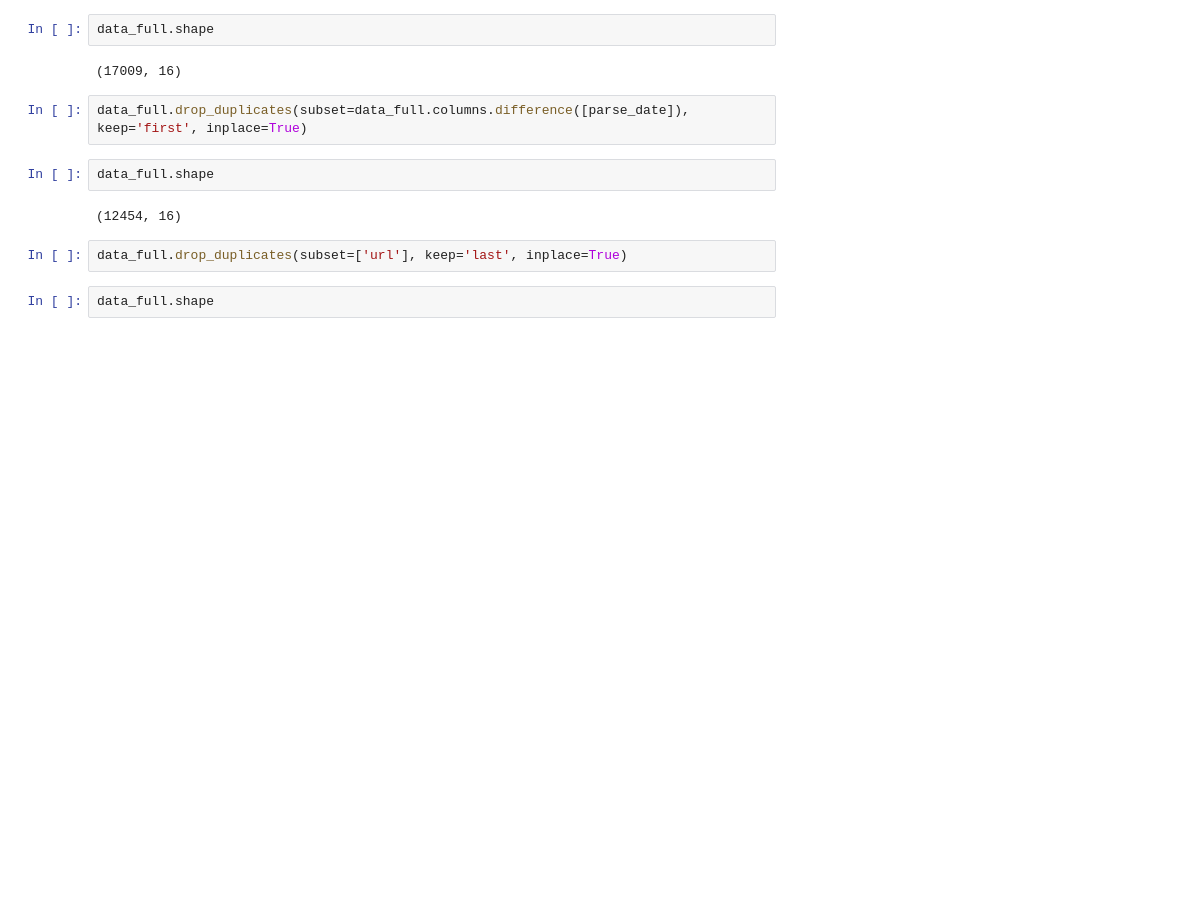
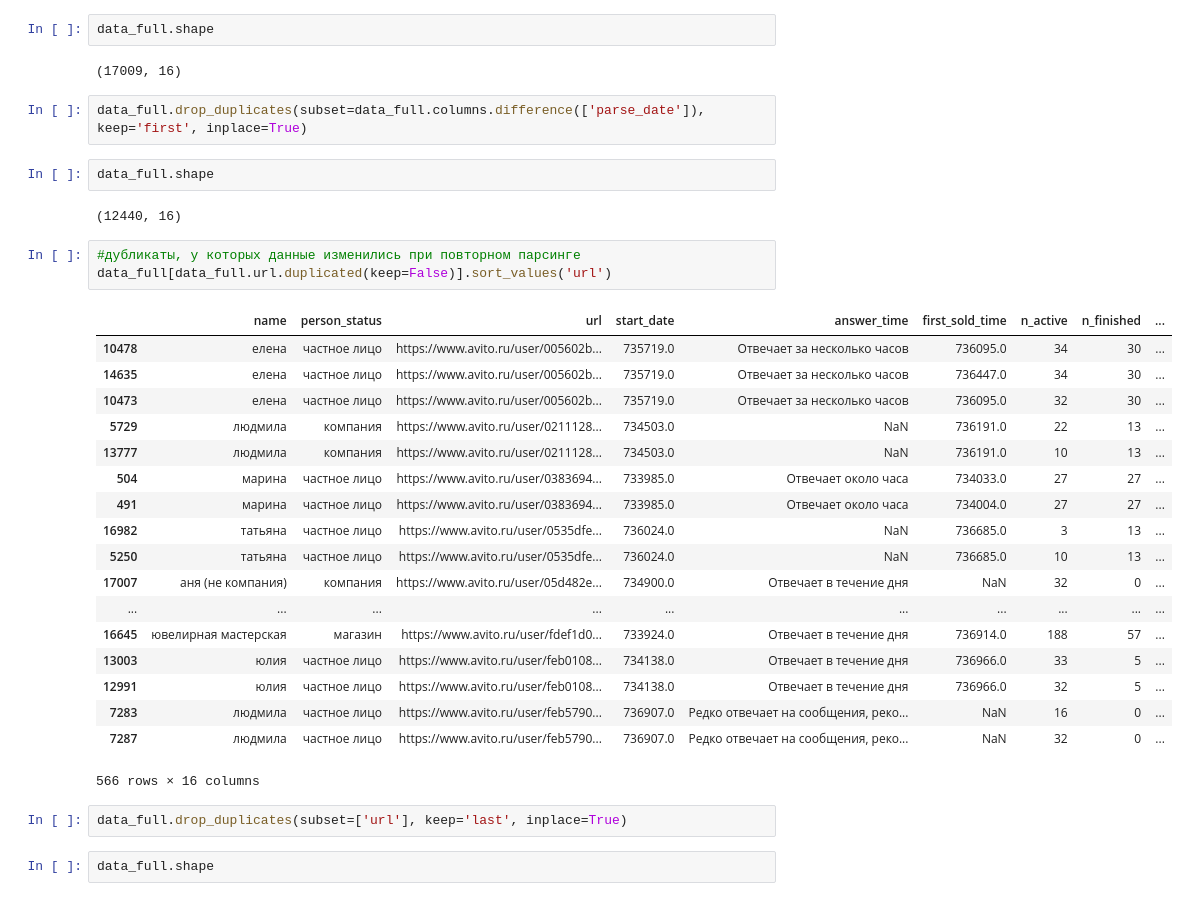
Before and after one commit to poul250/techno_project, a Jupyter notebook: collect.ipynb, the cells around one changed output. Saved outputs shown, nothing was run; the diff lists cells and outputs as text; blank space fills up the shorter version.

Commit message:
added useful info about duplicates

```diff
--- a/collect.ipynb
+++ b/collect.ipynb
@@ -27,11 +27,33 @@ data_full.shape
 # %% [output]
 (17009, 16)
 # %%
-data_full.drop_duplicates(subset=data_full.columns.difference([parse_date]), keep='first', inplace=True)
+data_full.drop_duplicates(subset=data_full.columns.difference(['parse_date']), keep='first', inplace=True)
 # %%
 data_full.shape
 # %% [output]
-(12454, 16)
+(12440, 16)
+# %%
+#дубликаты, у которых данные изменились при повторном парсинге
+data_full[data_full.url.duplicated(keep=False)].sort_values('url')
+# %% [output]
+|  | name | person_status | url | start_date | answer_time | first_sold_time | n_active | n_finished | ... |
+| 10478 | елена | частное лицо | https://www.avito.ru/user/005602b... | 735719.0 | Отвечает за несколько часов | 736095.0 | 34 | 30 | ... |
+| 14635 | елена | частное лицо | https://www.avito.ru/user/005602b... | 735719.0 | Отвечает за несколько часов | 736447.0 | 34 | 30 | ... |
+| 10473 | елена | частное лицо | https://www.avito.ru/user/005602b... | 735719.0 | Отвечает за несколько часов | 736095.0 | 32 | 30 | ... |
+| 5729 | людмила | компания | https://www.avito.ru/user/0211128... | 734503.0 | NaN | 736191.0 | 22 | 13 | ... |
+| 13777 | людмила | компания | https://www.avito.ru/user/0211128... | 734503.0 | NaN | 736191.0 | 10 | 13 | ... |
+| 504 | марина | частное лицо | https://www.avito.ru/user/0383694... | 733985.0 | Отвечает около часа | 734033.0 | 27 | 27 | ... |
+| 491 | марина | частное лицо | https://www.avito.ru/user/0383694... | 733985.0 | Отвечает около часа | 734004.0 | 27 | 27 | ... |
+| 16982 | татьяна | частное лицо | https://www.avito.ru/user/0535dfe... | 736024.0 | NaN | 736685.0 | 3 | 13 | ... |
+| 5250 | татьяна | частное лицо | https://www.avito.ru/user/0535dfe... | 736024.0 | NaN | 736685.0 | 10 | 13 | ... |
+| 17007 | аня (не компания) | компания | https://www.avito.ru/user/05d482e... | 734900.0 | Отвечает в течение дня | NaN | 32 | 0 | ... |
+| ... | ... | ... | ... | ... | ... | ... | ... | ... | ... |
+| 16645 | ювелирная мастерская | магазин | https://www.avito.ru/user/fdef1d0... | 733924.0 | Отвечает в течение дня | 736914.0 | 188 | 57 | ... |
+| 13003 | юлия | частное лицо | https://www.avito.ru/user/feb0108... | 734138.0 | Отвечает в течение дня | 736966.0 | 33 | 5 | ... |
+| 12991 | юлия | частное лицо | https://www.avito.ru/user/feb0108... | 734138.0 | Отвечает в течение дня | 736966.0 | 32 | 5 | ... |
+| 7283 | людмила | частное лицо | https://www.avito.ru/user/feb5790... | 736907.0 | Редко отвечает на сообщения, реко... | NaN | 16 | 0 | ... |
+| 7287 | людмила | частное лицо | https://www.avito.ru/user/feb5790... | 736907.0 | Редко отвечает на сообщения, реко... | NaN | 32 | 0 | ... |
+566 rows × 16 columns
 # %%
 data_full.drop_duplicates(subset=['url'], keep='last', inplace=True)
 # %%
```
